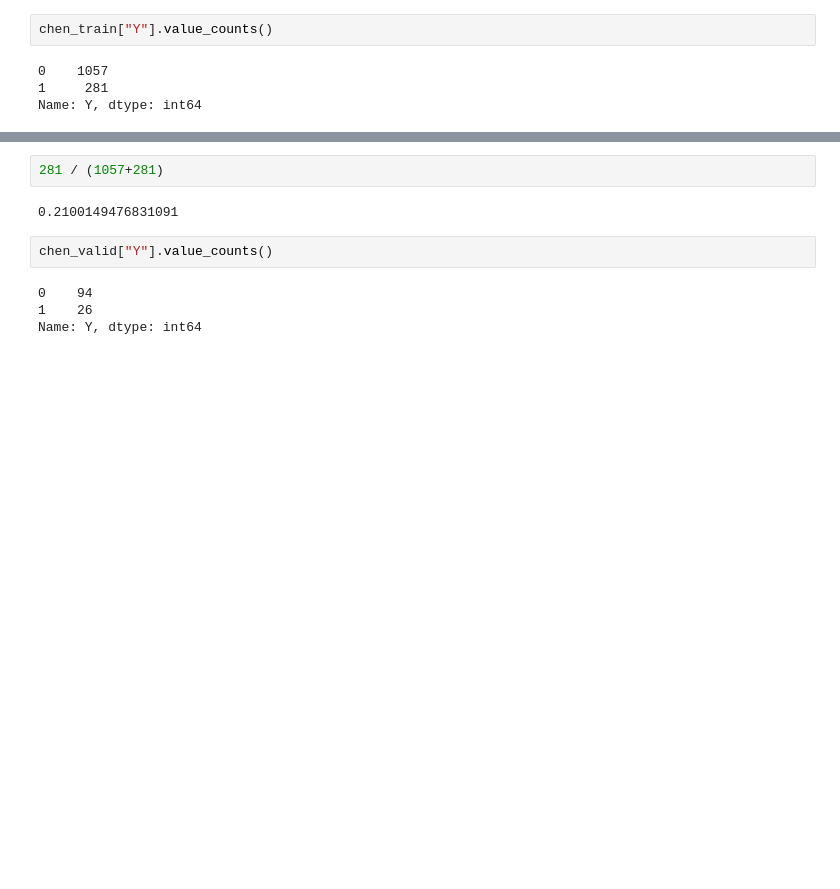
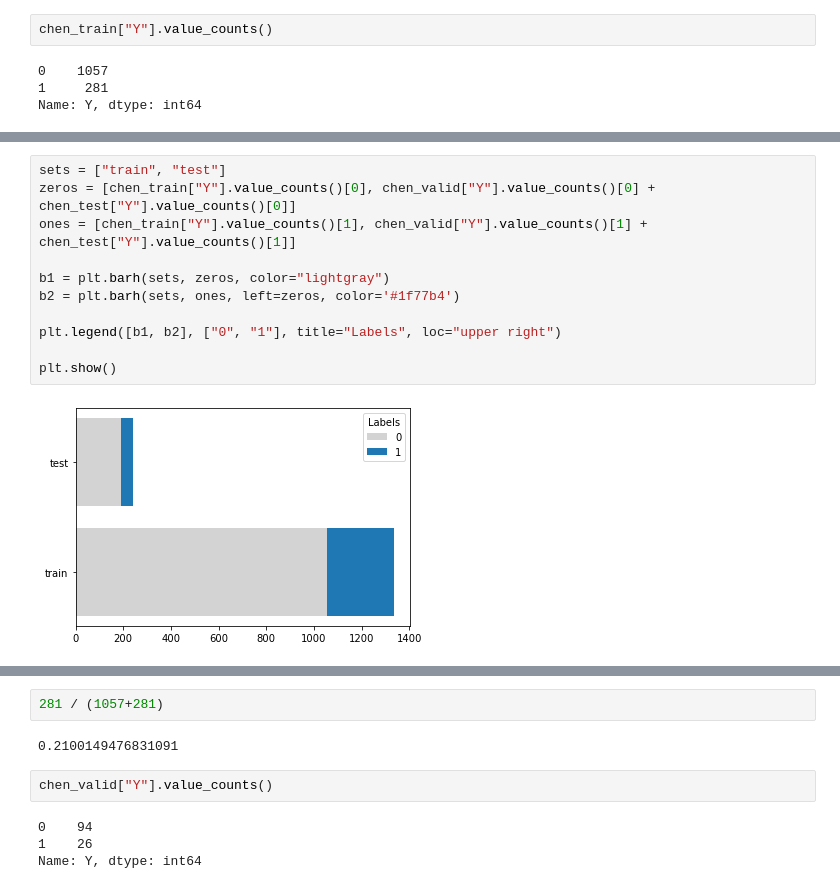
Before and after one commit to kvetab/di-pred, a Jupyter notebook: notebooks/data_processing/04-data-split-deduplicated.ipynb, the cells around one changed output, grey strips where cells are left out. Saved outputs shown, nothing was run; the diff lists cells and outputs as text; blank space fills up the shorter version.

```diff
--- a/notebooks/data_processing/04-data-split-deduplicated.ipynb
+++ b/notebooks/data_processing/04-data-split-deduplicated.ipynb
@@ -355,0 +385,13 @@ Name: Y, dtype: int64
+# %%
+sets = ["train", "test"]
+zeros = [chen_train["Y"].value_counts()[0], chen_valid["Y"].value_counts()[0] + chen_test["Y"].value_counts()[0]]
+ones = [chen_train["Y"].value_counts()[1], chen_valid["Y"].value_counts()[1] + chen_test["Y"].value_counts()[1]]
+
+b1 = plt.barh(sets, zeros, color="lightgray")
+b2 = plt.barh(sets, ones, left=zeros, color='#1f77b4')
+
+plt.legend([b1, b2], ["0", "1"], title="Labels", loc="upper right")
+
+plt.show()
+# %% [output]
+[figure, added]
```
Also changed, not shown: parts of 17 cells of this notebook.
